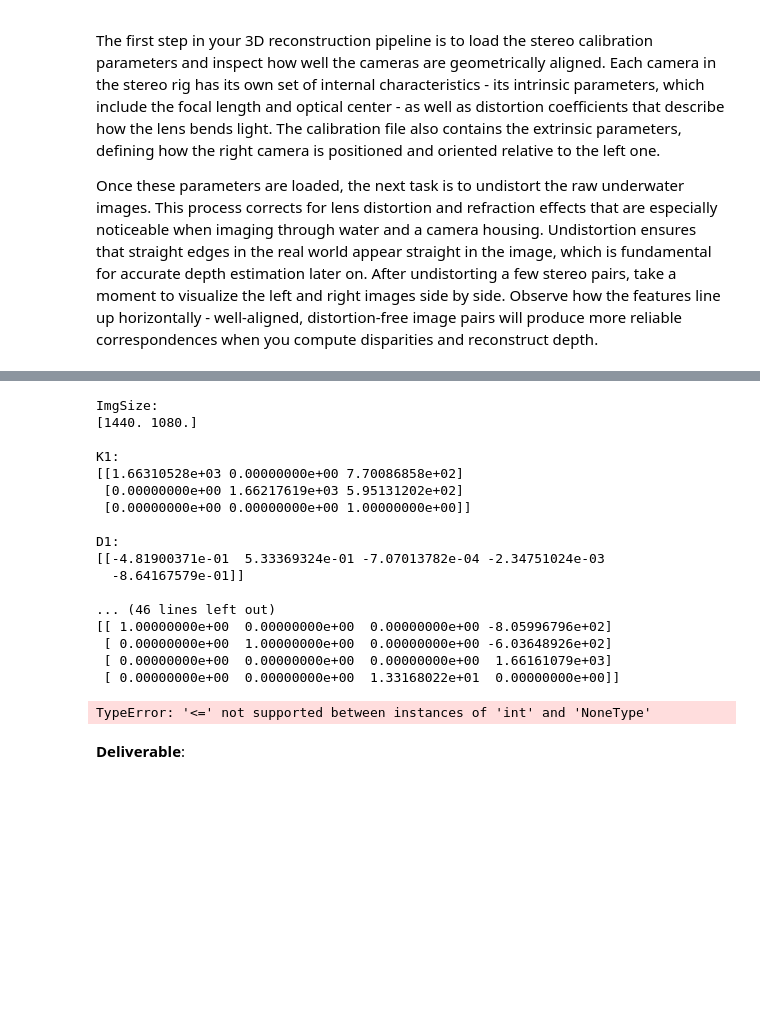
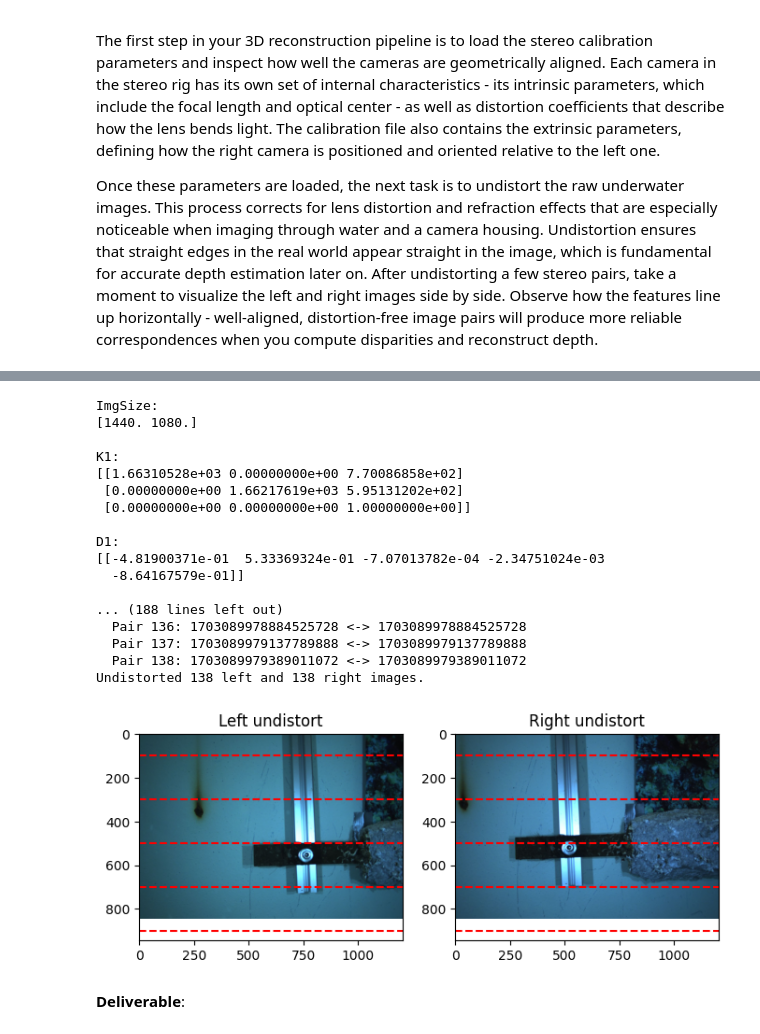
Before and after one commit to ChristianGeyer/pmap-assign2-3d-point-cloud-reconstruction, a Jupyter notebook: Assignment2_2025_ChristianGeyer.ipynb, the cells around one changed output, grey strips where cells are left out. Drawn from its saved outputs; the diff is of its cells as text; code cells hidden in the pictures; blank space fills up the shorter version.

Commit message:
exercise 1 finished: calib_dict, timestamps and undistorted images.

```diff
--- a/Assignment2_2025_ChristianGeyer.ipynb
+++ b/Assignment2_2025_ChristianGeyer.ipynb
@@ -327,24 +445,24 @@ def exercise1(verbose: bool = True) -> Dict[str, Any]:
 # %%
-stereo_calib_dict, timestampsL, timestampsR = exercise1(verbose=True)
+stereo_calib_dict, timestampsL, timestampsR, left_undistorted, right_undistorted = exercise1(verbose=True)
 # %% [output]
 ImgSize:
 [1440. 1080.]
 
 K1:
 [[1.66310528e+03 0.00000000e+00 7.70086858e+02]
  [0.00000000e+00 1.66217619e+03 5.95131202e+02]
  [0.00000000e+00 0.00000000e+00 1.00000000e+00]]
 
 D1:
 [[-4.81900371e-01  5.33369324e-01 -7.07013782e-04 -2.34751024e-03
   -8.64167579e-01]]
 
-... (46 lines left out)
-[[ 1.00000000e+00  0.00000000e+00  0.00000000e+00 -8.05996796e+02]
- [ 0.00000000e+00  1.00000000e+00  0.00000000e+00 -6.03648926e+02]
- [ 0.00000000e+00  0.00000000e+00  0.00000000e+00  1.66161079e+03]
- [ 0.00000000e+00  0.00000000e+00  1.33168022e+01  0.00000000e+00]]
+... (188 lines left out)
+  Pair 136: 1703089978884525728 <-> 1703089978884525728
+  Pair 137: 1703089979137789888 <-> 1703089979137789888
+  Pair 138: 1703089979389011072 <-> 1703089979389011072
+Undistorted 138 left and 138 right images.
-TypeError: '<=' not supported between instances of 'int' and 'NoneType'
+[figure, added]
 # %% [markdown]
 **Deliverable**:
 # %%
```
Also changed, not shown: parts of 2 cells of this notebook.
